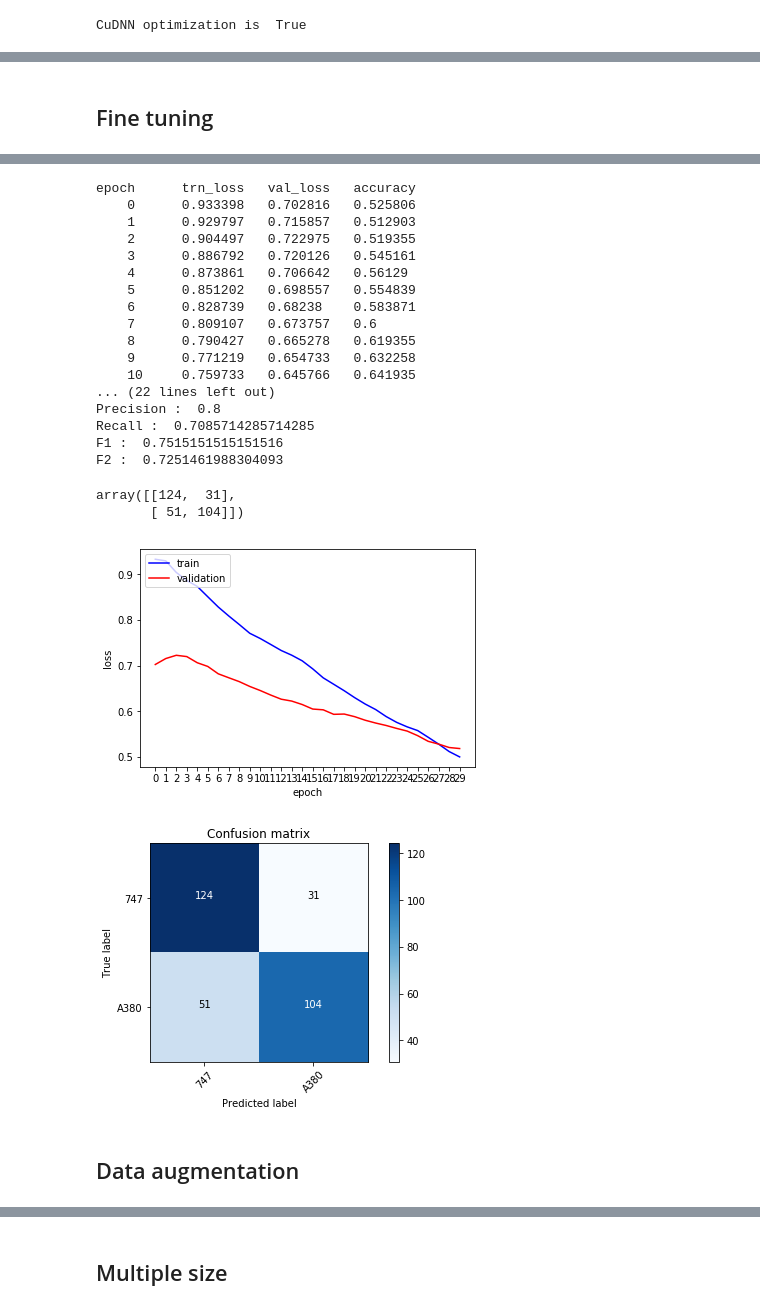
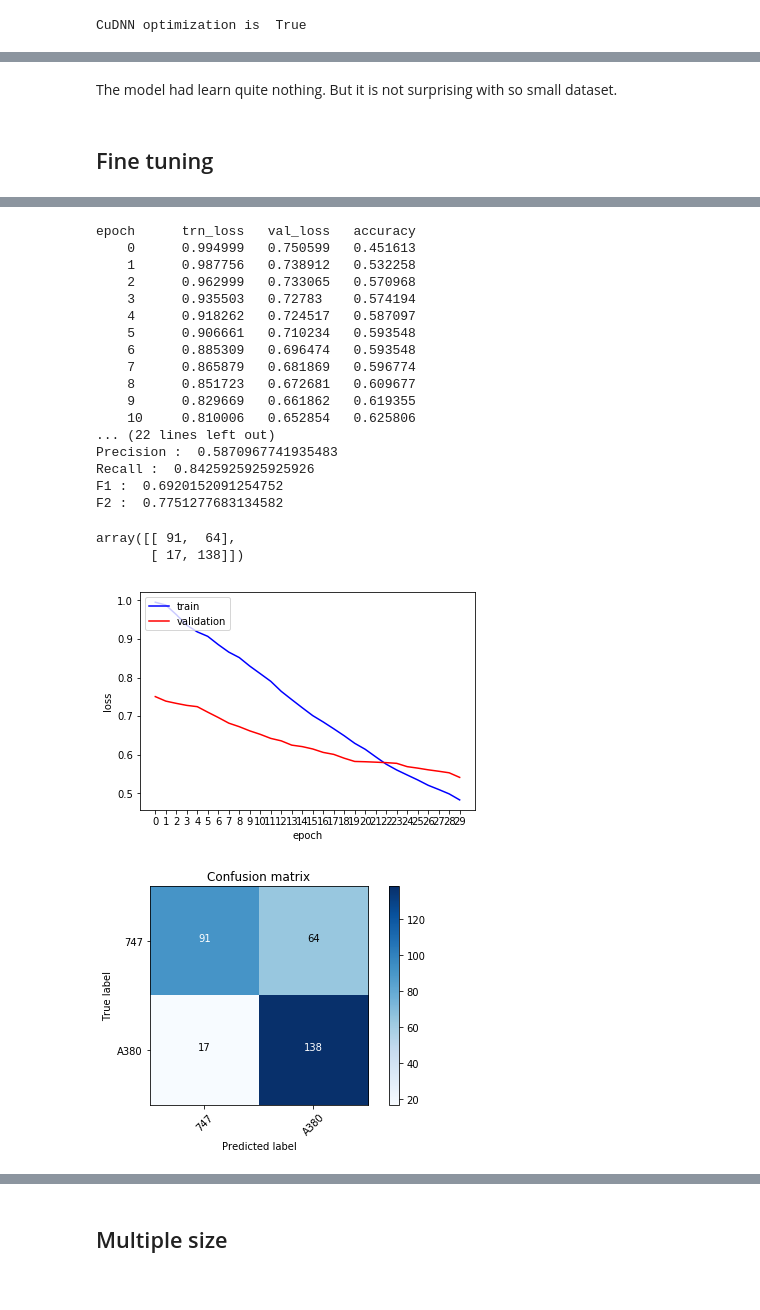
Before and after one commit to benoit-cty/deep_learning_tests, a Jupyter notebook: 01-Binary_Classification_747_vs_A380.ipynb, the cells around one changed output, grey strips where cells are left out. Drawn from its saved outputs; the diff is of its cells as text; code cells hidden in the pictures.

```diff
--- a/01-Binary_Classification_747_vs_A380.ipynb
+++ b/01-Binary_Classification_747_vs_A380.ipynb
@@ -178,39 +216,44 @@ array([[155,   0],
+# %% [markdown]
+The model had learn quite nothing. But it is not surprising with so small dataset.
 # %% [markdown]
 ## Fine tuning
 # %%
+# F2 :  0.78 for image_size=128, batch_size=150, lr=1e-3, epoch=30
+# F2 :  0.83 for image_size=128, batch_size=128, lr=1e-2, epoch=30
+# F2 :  0.77 for image_size=128, batch_size=150, lr=1e-4, epoch=30
+
+
 image_size=128
 batch_size=150
-lr=0.0001
+lr=1e-2
 epoch=30
 data = ImageClassifierData.from_paths(PATH, tfms=tfms_from_model(arch, image_size), bs=batch_size, num_workers=num_cpus())
 learn = ConvLearner.pretrained(arch, data, precompute=False, ps=0.5, pretrained=True)
 learn.unfreeze()
 vals_s2s, global_results = learn.fit(lr, n_cycle=epoch, get_ep_vals=True)
 print("After ", str(len(global_results)), " epochs, the accuracy is ", str(vals_s2s[1]*100)[:5], "%" )
 plot_ep_vals(global_results)
 plot_the_confusion_matrix()
 # %% [output]
 [interactive output not drawn]
 epoch      trn_loss   val_loss   accuracy
-    0      0.933398   0.702816   0.525806
-    1      0.929797   0.715857   0.512903
-    2      0.904497   0.722975   0.519355
-    3      0.886792   0.720126   0.545161
-    4      0.873861   0.706642   0.56129
-    5      0.851202   0.698557   0.554839
-    6      0.828739   0.68238    0.583871
-    7      0.809107   0.673757   0.6
-    8      0.790427   0.665278   0.619355
-    9      0.771219   0.654733   0.632258
-    10     0.759733   0.645766   0.641935
+    0      0.994999   0.750599   0.451613
+    1      0.987756   0.738912   0.532258
+    2      0.962999   0.733065   0.570968
+    3      0.935503   0.72783    0.574194
+    4      0.918262   0.724517   0.587097
+    5      0.906661   0.710234   0.593548
+    6      0.885309   0.696474   0.593548
+    7      0.865879   0.681869   0.596774
+    8      0.851723   0.672681   0.609677
+    9      0.829669   0.661862   0.619355
+    10     0.810006   0.652854   0.625806
 ... (22 lines left out)
-Precision :  0.8
-Recall :  0.7085714285714285
-F1 :  0.7515151515151516
-F2 :  0.7251461988304093
+Precision :  0.5870967741935483
+Recall :  0.8425925925925926
+F1 :  0.6920152091254752
+F2 :  0.7751277683134582
-array([[124,  31],
-       [ 51, 104]])
+array([[ 91,  64],
+       [ 17, 138]])
-[figure, old version]
+[figure, new version]
-[figure, old version]
+[figure, new version]
-# %% [markdown]
-## Data augmentation
```
Also changed, not shown: parts of 44 cells of this notebook.
